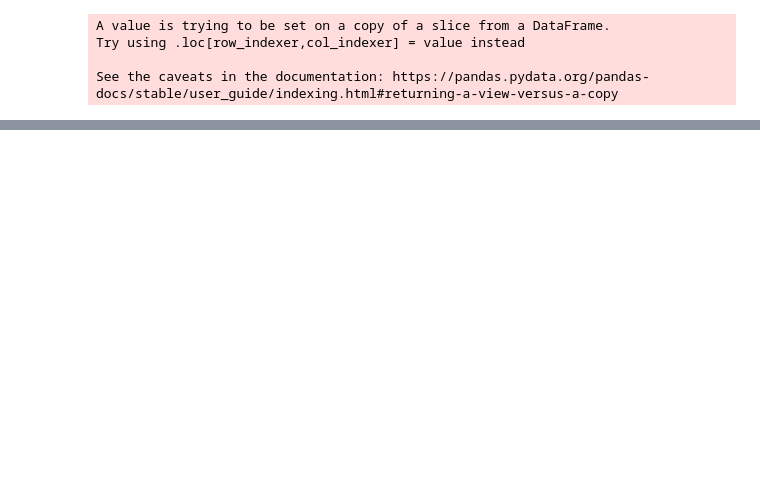
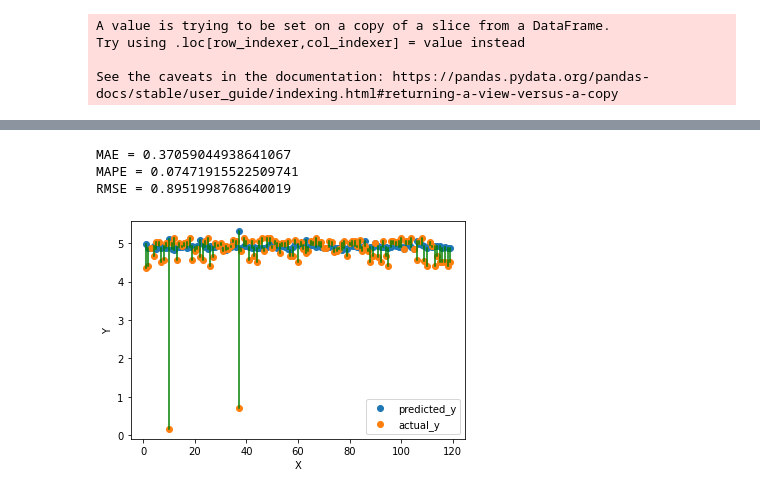
Before and after one commit to harshith7823/CS760-Project, a Jupyter notebook: part-1/Death prediction/Closest point/ct-data.ipynb, the cells around one changed output, grey strips where cells are left out. Cells and saved outputs as stored; diff of their text form; code cells hidden in the pictures; blank space fills up the shorter version.

```diff
--- a/part-1/Death prediction/Closest point/ct-data.ipynb
+++ b/part-1/Death prediction/Closest point/ct-data.ipynb
@@ -146,0 +203,7 @@ MAE: 0.47
+# %%
+elastic_net_pred = testWithModel(ElasticNetCV(random_state=0), X_train, X_test, y_train, y_test)
+# %% [output]
+MAE = 0.37059044938641067
+MAPE = 0.07471915522509741
+RMSE = 0.8951998768640019
+[figure, added]
```
Also changed, not shown: parts of 35 cells of this notebook.
